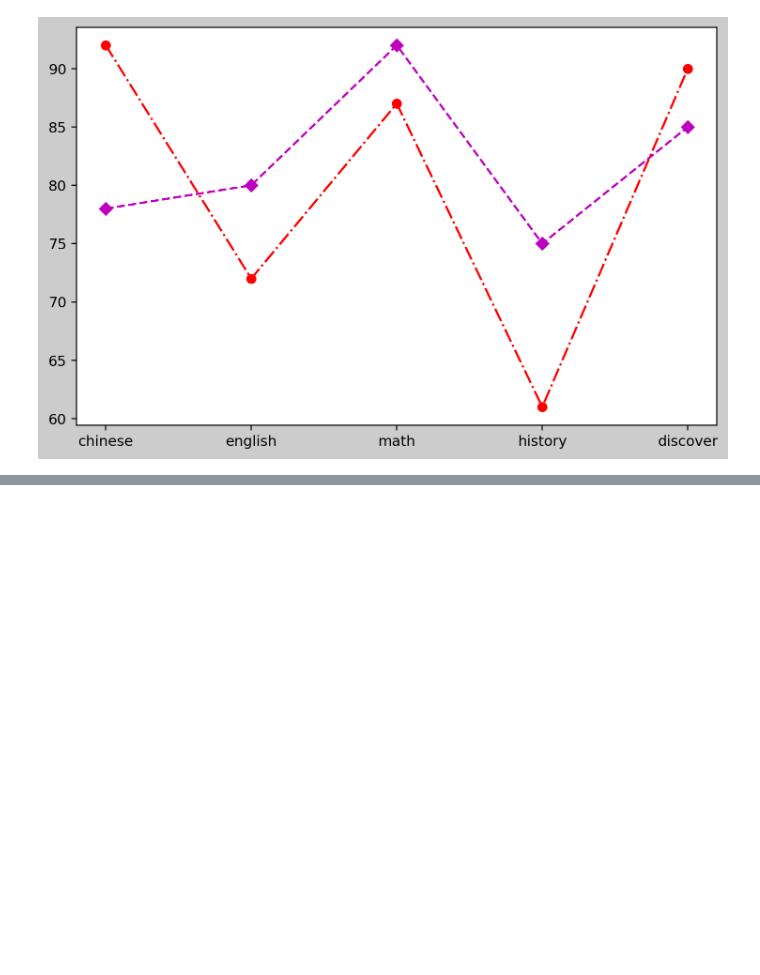
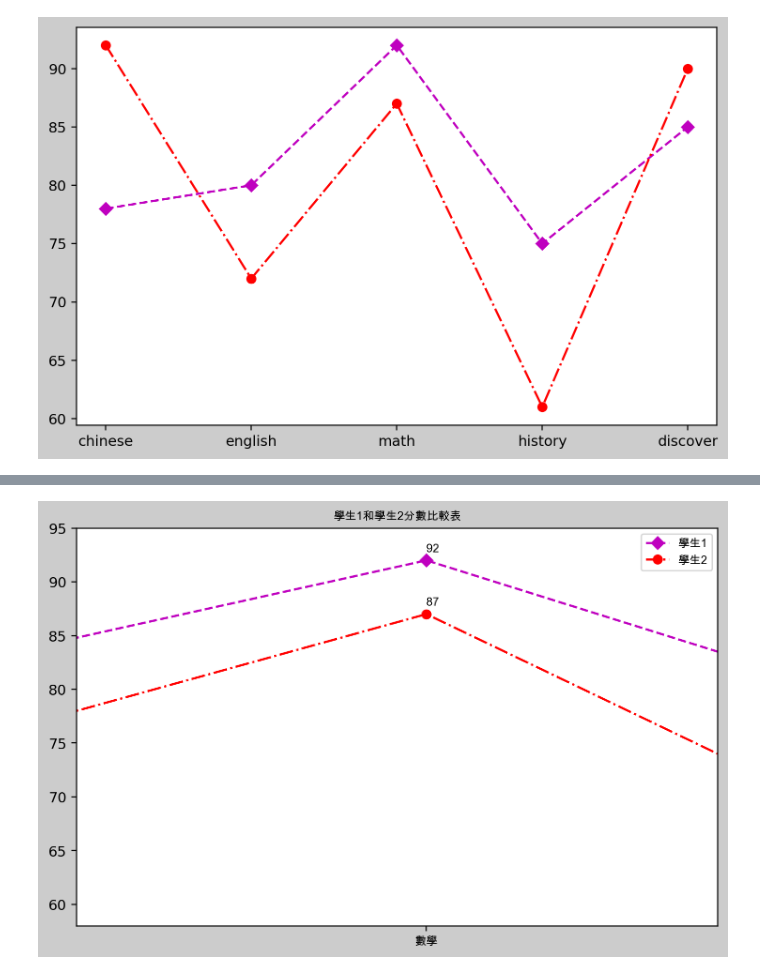
Before and after one commit to roberthsu2003/python, a Jupyter notebook: 上課用目錄/python813/lesson12.ipynb, the cells around one changed output, grey strips where cells are left out. Cells and saved outputs as stored; diff of their text form; code cells hidden in the pictures; blank space fills up the shorter version.

```diff
--- a/上課用目錄/python813/lesson12.ipynb
+++ b/上課用目錄/python813/lesson12.ipynb
@@ -93,0 +91,27 @@ plt.show()
+# %%
+#中文的解決方法
+#顯示局部範圍
+import matplotlib.pyplot as plt
+from matplotlib.font_manager import FontProperties
+
+font=FontProperties(fname='/Library/Fonts/Arial Unicode.ttf',size=8)
+#window font=FontProperties(fname=r'c:\windows\fonts\simsun.ttc',size=8)
+
+subject = ['國文','英文','數學','歷史','探索']
+figure = plt.figure(figsize=(8,5),dpi=220,facecolor='#cccccc')
+axes = figure.add_subplot()
+axes.plot(subject,student1_score,'m--D')
+axes.plot(subject,student2_score,'r-.o')
+axes.set_xticklabels(subject,fontproperties=font)
+axes.set_title("學生1和學生2分數比較表",fontproperties=font)
+axes.legend(['學生1','學生2'],prop=font)
+for i in range(len(subject)):
+    axes.annotate(str(student1_score[i]),(i,student1_score[i]+0.8),fontproperties=font)
+    axes.annotate(str(student2_score[i]),(i,student2_score[i]+0.8),fontproperties=font)
+
+axes.annotate("註解:\n這只是一個範例",(3,85),fontproperties=font)
+axes.axis(xmin=-0.5,xmax=5,ymin=58,ymax=95)
+axes.set_xlim(1.4,2.5)
+plt.show()
+# %% [output]
+[figure, added]
```
Also changed, not shown: parts of 1 cell of this notebook.
